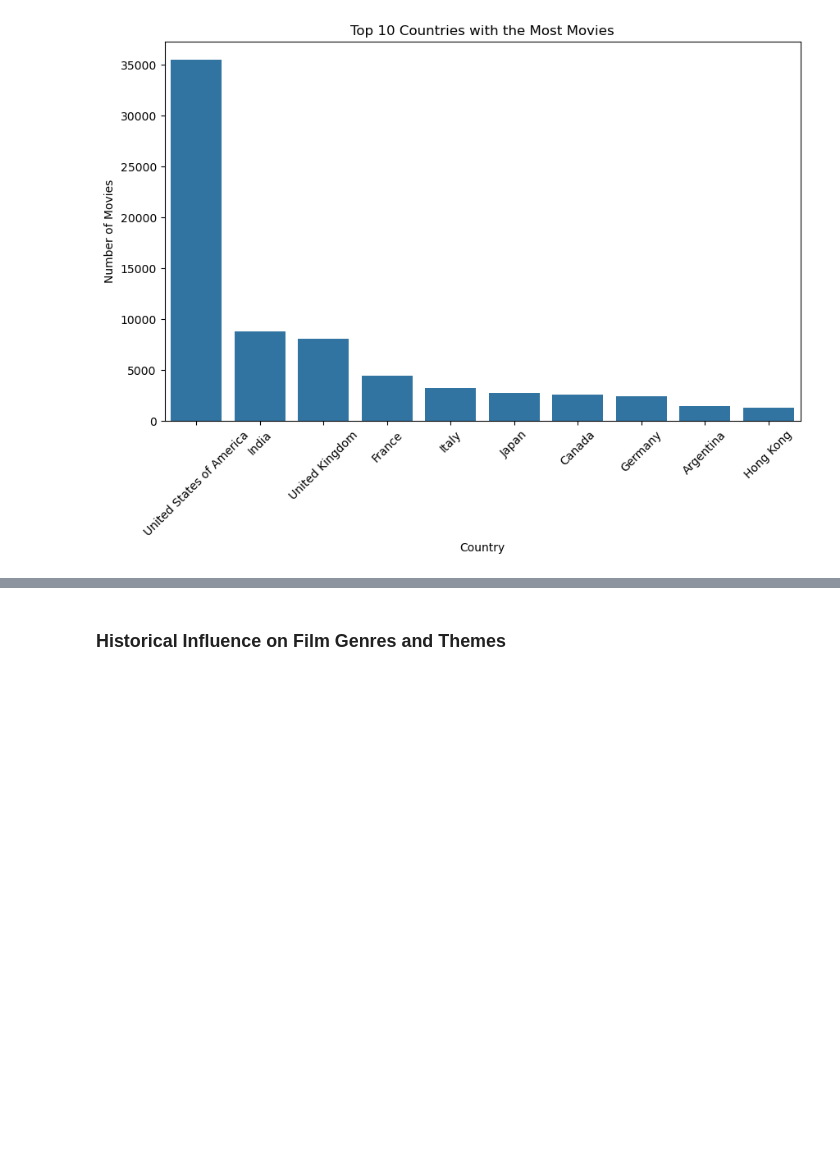
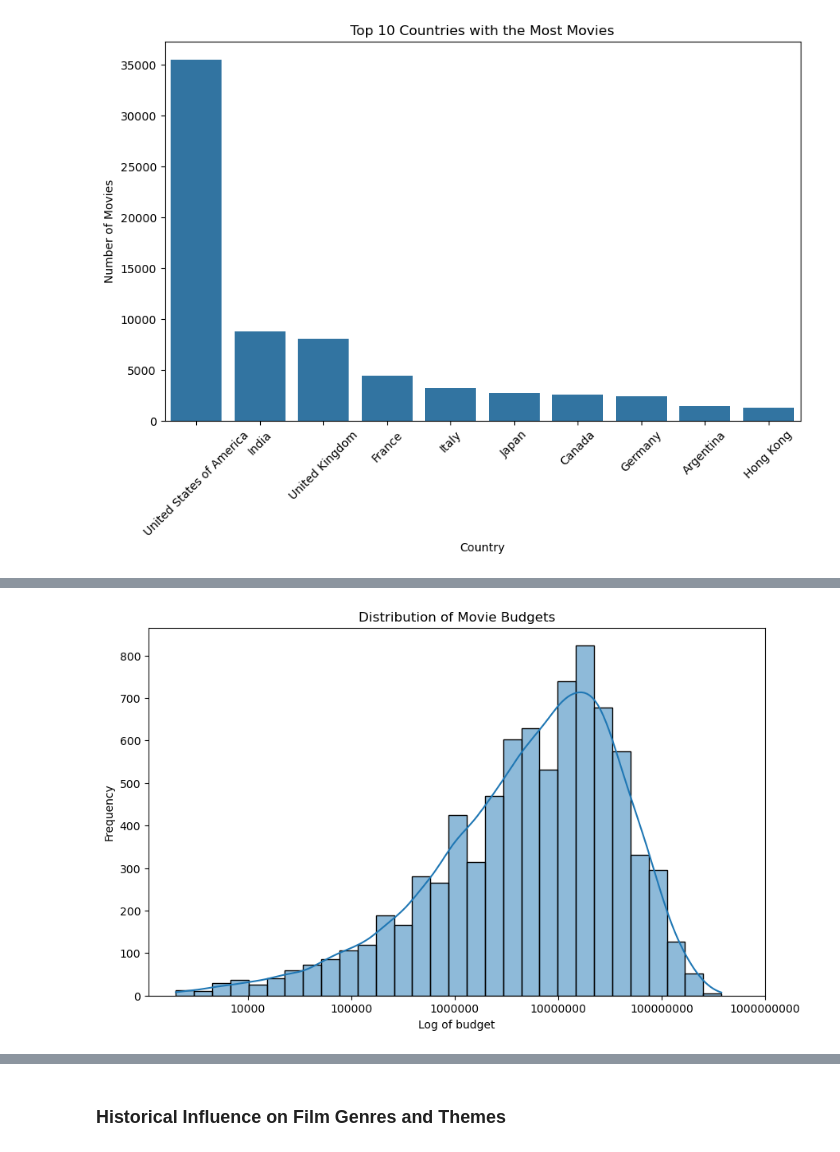
Before and after one commit to epfl-ada/ada-2024-project-semex24, a Jupyter notebook: results.ipynb, the cells around one changed output, grey strips where cells are left out. Drawn from its saved outputs; the diff is of its cells as text; code cells hidden in the pictures; blank space fills up the shorter version.

```diff
--- a/results.ipynb
+++ b/results.ipynb
@@ -115,0 +126,4 @@ plot_top_10_countries(movies_df)
+# %%
+plot_log_scale_budget_distribution(movies_df)
+# %% [output]
+[figure, added]
```
Also changed, not shown: parts of 8 cells of this notebook.
